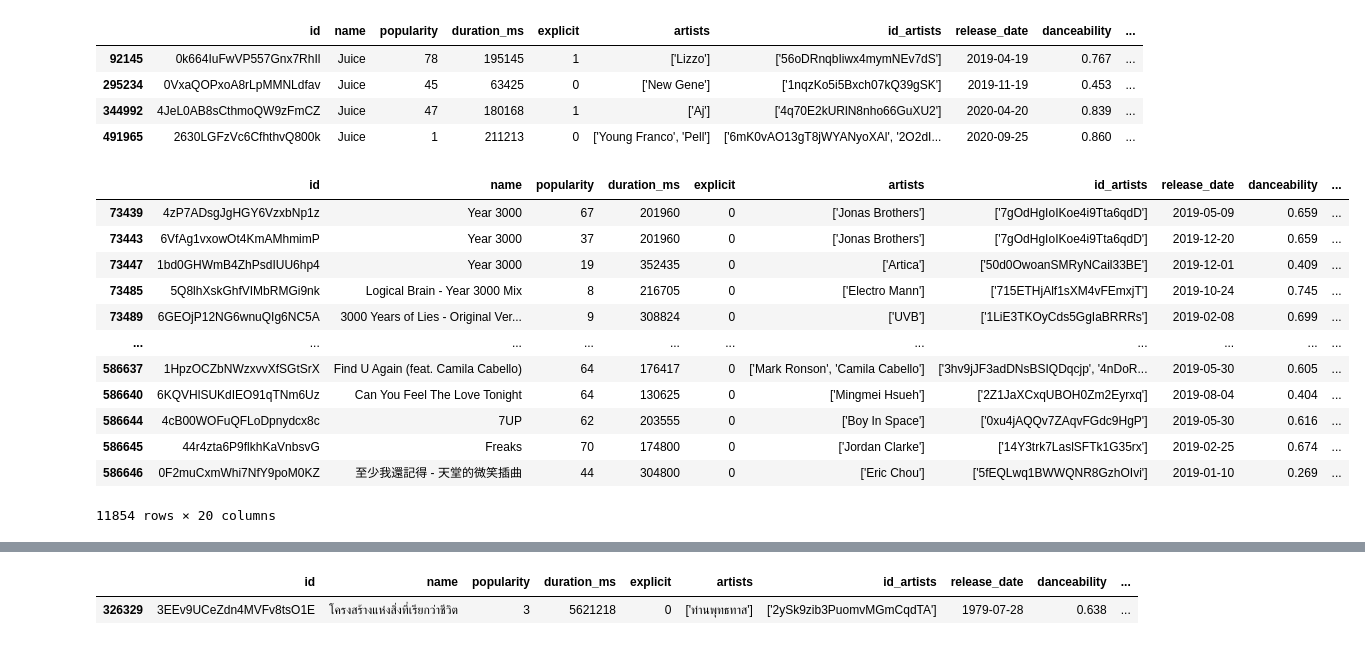
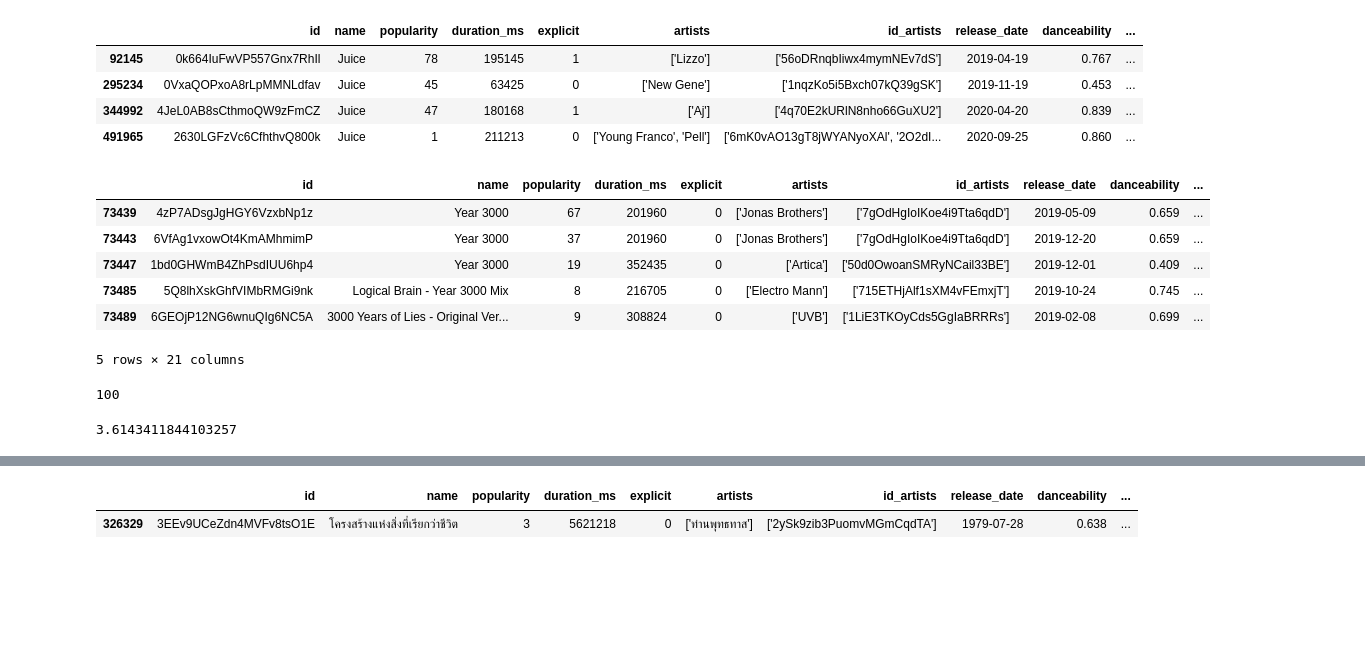
Before and after one commit to AleCioc/STEMdays, a Jupyter notebook: dena/dataset_exploration.ipynb, the cells around one changed output, grey strips where cells are left out. Drawn from its saved outputs; the diff is of its cells as text; code cells hidden in the pictures; blank space fills up the shorter version.

```diff
--- a/dena/dataset_exploration.ipynb
+++ b/dena/dataset_exploration.ipynb
@@ -87,22 +87,30 @@ df_from_file[df_from_file['name'] == "Juice"]
 | 491965 | 2630LGFzVc6CfhthvQ800k | Juice | 1 | 211213 | 0 | ['Young Franco', 'Pell'] | ['6mK0vAO13gT8jWYANyoXAl', '2O2dI... | 2020-09-25 | 0.860 | ... |
 # %%
 df_from_file["release_date"] = pd.to_datetime(df_from_file["release_date"])
-df_2019 = df_from_file[(df_from_file["release_date"] > "2019-01-01") & ((df_from_file["release_date"] < "2020-01-01"))]
-df_2019
+df_2019 = df_from_file[
+                        (df_from_file["release_date"] > "2019-01-01") & \
+                        (df_from_file["release_date"] < "2020-01-01")
+                      ]
+df_2019.head()
 # %% [output]
 |  | id | name | popularity | duration_ms | explicit | artists | id_artists | release_date | danceability | ... |
 | 73439 | 4zP7ADsgJgHGY6VzxbNp1z | Year 3000 | 67 | 201960 | 0 | ['Jonas Brothers'] | ['7gOdHgIoIKoe4i9Tta6qdD'] | 2019-05-09 | 0.659 | ... |
 | 73443 | 6VfAg1vxowOt4KmAMhmimP | Year 3000 | 37 | 201960 | 0 | ['Jonas Brothers'] | ['7gOdHgIoIKoe4i9Tta6qdD'] | 2019-12-20 | 0.659 | ... |
 | 73447 | 1bd0GHWmB4ZhPsdIUU6hp4 | Year 3000 | 19 | 352435 | 0 | ['Artica'] | ['50d0OwoanSMRyNCail33BE'] | 2019-12-01 | 0.409 | ... |
 | 73485 | 5Q8lhXskGhfVIMbRMGi9nk | Logical Brain - Year 3000 Mix | 8 | 216705 | 0 | ['Electro Mann'] | ['715ETHjAlf1sXM4vFEmxjT'] | 2019-10-24 | 0.745 | ... |
 | 73489 | 6GEOjP12NG6wnuQIg6NC5A | 3000 Years of Lies - Original Ver... | 9 | 308824 | 0 | ['UVB'] | ['1LiE3TKOyCds5GgIaBRRRs'] | 2019-02-08 | 0.699 | ... |
-| ... | ... | ... | ... | ... | ... | ... | ... | ... | ... | ... |
-| 586637 | 1HpzOCZbNWzxvvXfSGtSrX | Find U Again (feat. Camila Cabello) | 64 | 176417 | 0 | ['Mark Ronson', 'Camila Cabello'] | ['3hv9jJF3adDNsBSIQDqcjp', '4nDoR... | 2019-05-30 | 0.605 | ... |
-| 586640 | 6KQVHlSUKdIEO91qTNm6Uz | Can You Feel The Love Tonight | 64 | 130625 | 0 | ['Mingmei Hsueh'] | ['2Z1JaXCxqUBOH0Zm2Eyrxq'] | 2019-08-04 | 0.404 | ... |
-| 586644 | 4cB00WOFuQFLoDpnydcx8c | 7UP | 62 | 203555 | 0 | ['Boy In Space'] | ['0xu4jAQQv7ZAqvFGdc9HgP'] | 2019-05-30 | 0.616 | ... |
-| 586645 | 44r4zta6P9flkhKaVnbsvG | Freaks | 70 | 174800 | 0 | ['Jordan Clarke'] | ['14Y3trk7LaslSFTk1G35rx'] | 2019-02-25 | 0.674 | ... |
-| 586646 | 0F2muCxmWhi7NfY9poM0KZ | 至少我還記得 - 天堂的微笑插曲 | 44 | 304800 | 0 | ['Eric Chou'] | ['5fEQLwq1BWWQNR8GzhOIvi'] | 2019-01-10 | 0.269 | ... |
-11854 rows × 20 columns
+5 rows × 21 columns
+# %%
+df['popularity'].max()
+# %% [output]
+100
+# %%
+mean_duration_ms = df_2019["duration_ms"].mean()
+mean_duration_s = mean_duration_ms/1000
+mean_duration_min = mean_duration_s/60
+print(mean_duration_min)
+# %% [output]
+3.6143411844103257
 # %%
 df_from_file["release_date"] = pd.to_datetime(df_from_file["release_date"])
 df_from_file["release_year"] = df_from_file["release_date"].dt.year
```
Also changed, not shown: parts of 2 cells of this notebook, 1 other file.
